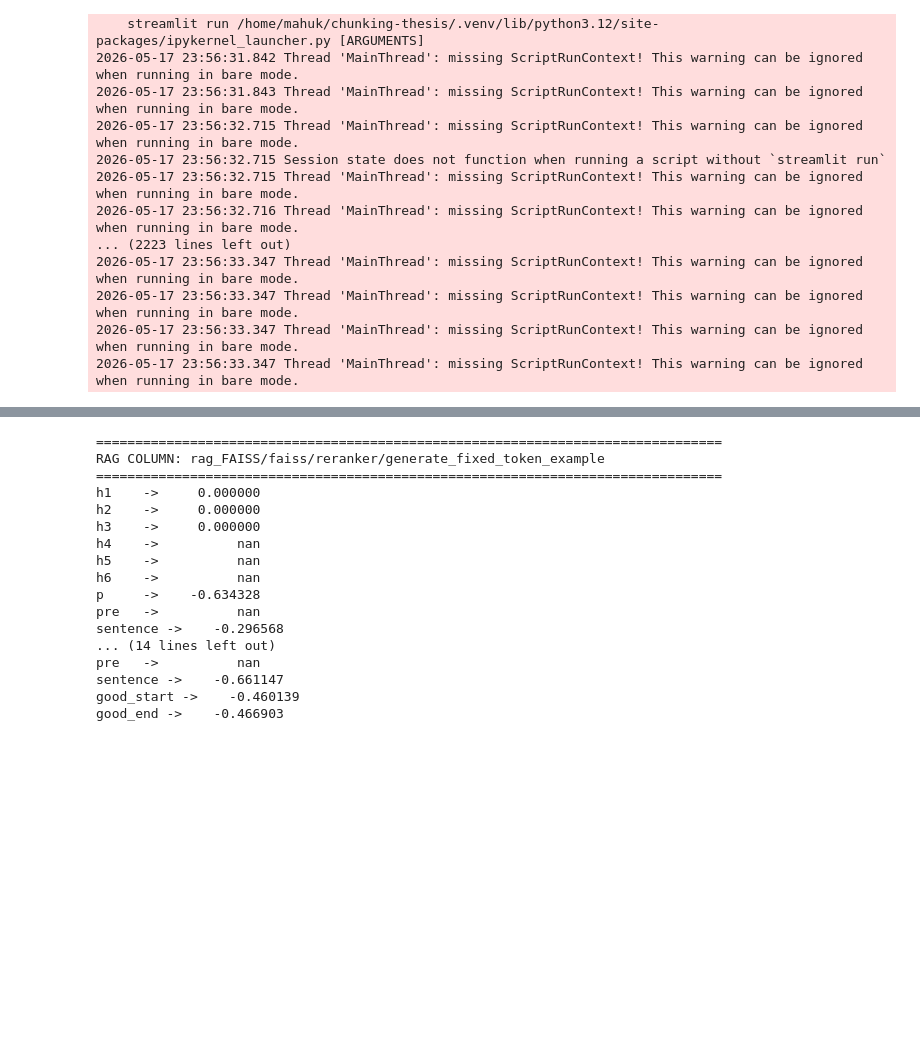
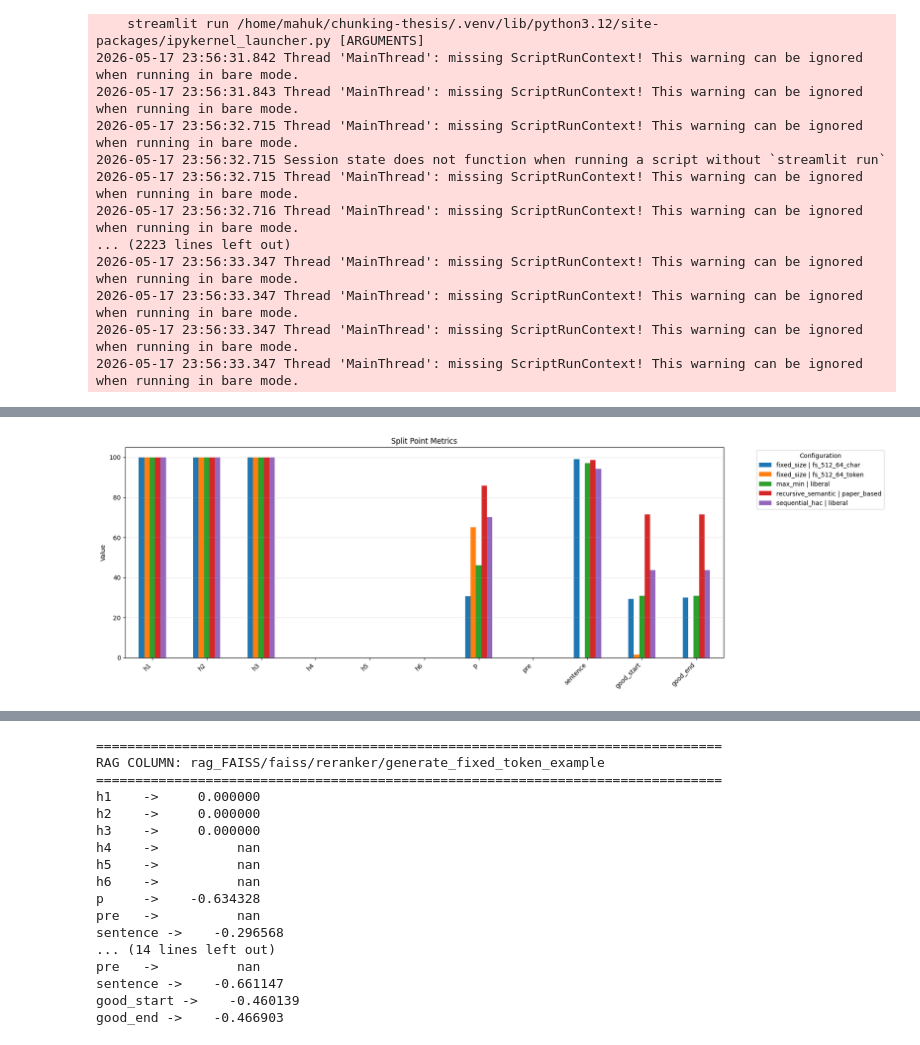
Before and after one commit to KunickiKarol/chunking_thesis, a Jupyter notebook: tmp.ipynb, the cells around one changed output, grey strips where cells are left out. Saved outputs shown, nothing was run; the diff lists cells and outputs as text; code cells hidden in the pictures; blank space fills up the shorter version.

```diff
--- a/tmp.ipynb
+++ b/tmp.ipynb
@@ -668,0 +1011,84 @@ Zapisano: chunker_combined_analysis.csv
+# %%
+analyzer = ChunkerAnalyzer()
+
+# IMPORTANT
+analyzer.retrieval_base_path = (
+    Path("data/analyze_retrieval")
+    / analyzer.dataset_name
+    / analyzer.dataset_param_name
+)
+
+# ------------------------------------------------------------
+# split
+# ------------------------------------------------------------
+
+df_split = analyzer.analyze(
+    splits=["example"]
+)
+
+display(df_split)
+
+# ------------------------------------------------------------
+# rag
+# ------------------------------------------------------------
+
+df_rag = analyzer.analyze_rag()
+
+display(df_rag)
+
+# ------------------------------------------------------------
+# retrieval
+# ------------------------------------------------------------
+
+df_ret = analyzer.analyze_retrieval()
+
+display(df_ret)
+
+# ------------------------------------------------------------
+# combined
+# ------------------------------------------------------------
+
+df_combined = analyzer.analyze_combined()
+
+display(df_combined)
+
+# ------------------------------------------------------------
+# plots
+# ------------------------------------------------------------
+plot_comparison(
+    df_split,
+    title="Split Point Metrics",
+    columns=[
+        "h1", "h2", "h3", "h4", "h5", "h6",
+        "p", "pre",
+        "sentence",
+        "good_start",
+        "good_end",
+    ],
+    label_levels=[
+        "chunker_name",
+        "chunker_param_name",
+    ],
+)
+
+plot_comparison(
+    df_ret,
+    title="Retrieval Metrics",
+    label_levels=[
+        "chunker_name",
+        "embed_name",
+        "search_name",
+    ]
+)
+plot_comparison(
+    df_rag,
+    title="RAG Evaluation",
+    columns=["correct_pct"],
+    label_levels=[
+        "chunker_name",
+        "embed_name",
+        "search_name",
+        "generator_name",
+    ],
+)
+# %% [output]
@@ -668,0 +1181 @@ Zapisano: chunker_combined_analysis.csv
+[figure, added]
```
Also changed, not shown: parts of 3 cells of this notebook, 1 other file.
